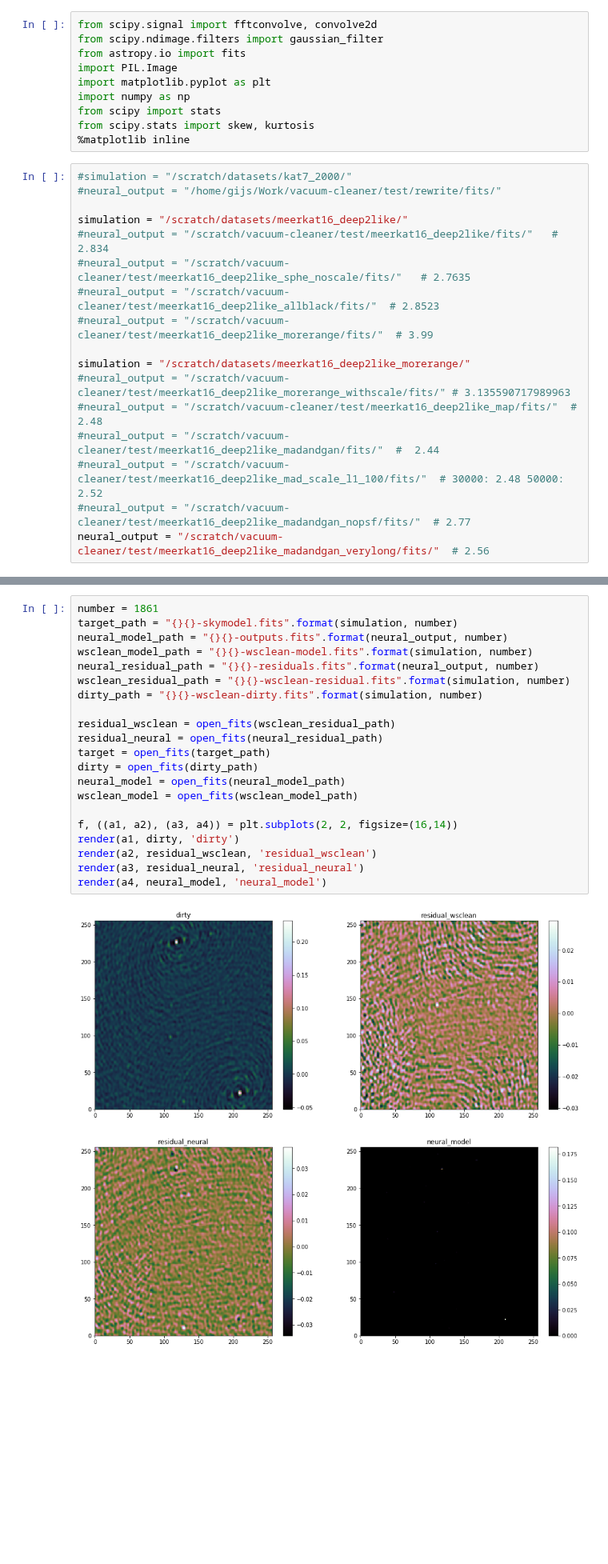
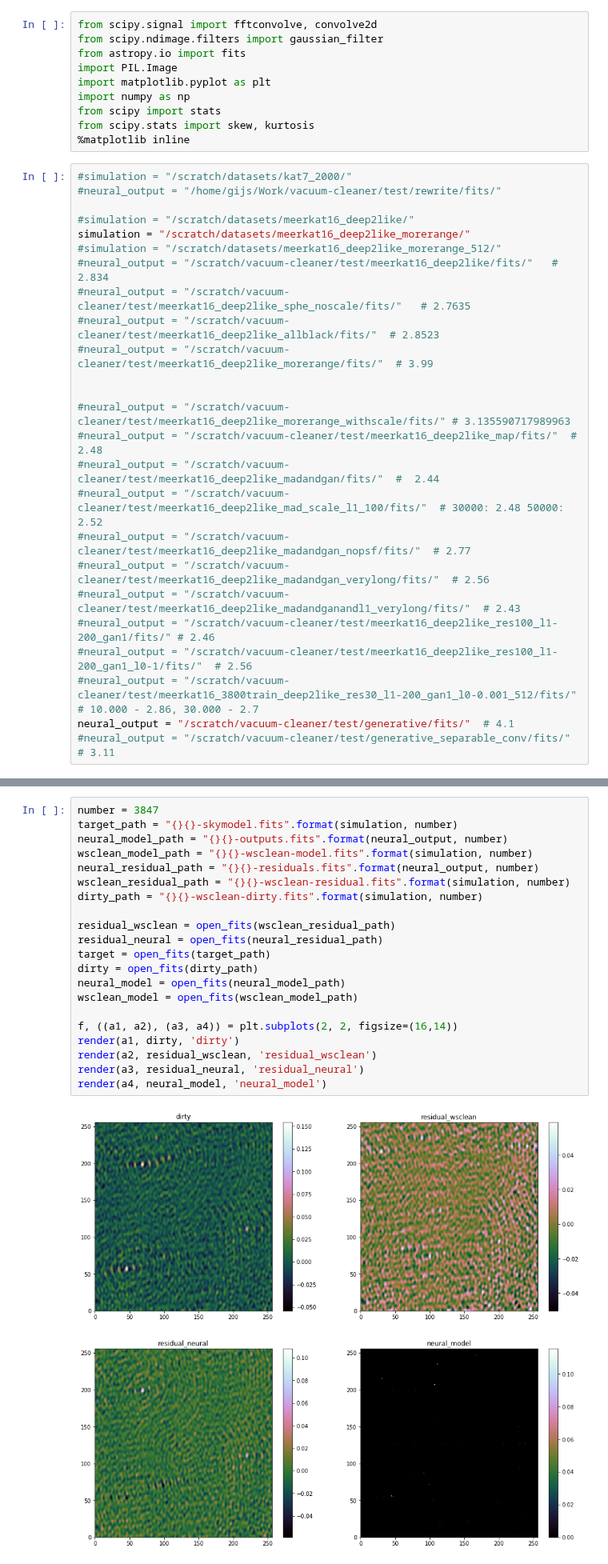
Before and after one commit to gijzelaerr/vacuum-cleaner, a Jupyter notebook: notebooks/compare_chi2.ipynb, the cells around one changed output, grey strips where cells are left out. Shown at 80% size. Cells and saved outputs as stored; diff of their text form; blank space fills up the shorter version.

```diff
--- a/notebooks/compare_chi2.ipynb
+++ b/notebooks/compare_chi2.ipynb
@@ -12,19 +12,27 @@ from scipy.stats import skew, kurtosis
 #simulation = "/scratch/datasets/kat7_2000/"
 #neural_output = "/home/gijs/Work/vacuum-cleaner/test/rewrite/fits/"
 
-simulation = "/scratch/datasets/meerkat16_deep2like/"
+#simulation = "/scratch/datasets/meerkat16_deep2like/"
+simulation = "/scratch/datasets/meerkat16_deep2like_morerange/"
+#simulation = "/scratch/datasets/meerkat16_deep2like_morerange_512/"
 #neural_output = "/scratch/vacuum-cleaner/test/meerkat16_deep2like/fits/"   #  2.834
 #neural_output = "/scratch/vacuum-cleaner/test/meerkat16_deep2like_sphe_noscale/fits/"   # 2.7635
 #neural_output = "/scratch/vacuum-cleaner/test/meerkat16_deep2like_allblack/fits/"  # 2.8523
 #neural_output = "/scratch/vacuum-cleaner/test/meerkat16_deep2like_morerange/fits/"  # 3.99
 
-simulation = "/scratch/datasets/meerkat16_deep2like_morerange/"
+
 #neural_output = "/scratch/vacuum-cleaner/test/meerkat16_deep2like_morerange_withscale/fits/" # 3.135590717989963
 #neural_output = "/scratch/vacuum-cleaner/test/meerkat16_deep2like_map/fits/"  # 2.48
 #neural_output = "/scratch/vacuum-cleaner/test/meerkat16_deep2like_madandgan/fits/"  #  2.44
 #neural_output = "/scratch/vacuum-cleaner/test/meerkat16_deep2like_mad_scale_l1_100/fits/"  # 30000: 2.48 50000: 2.52
 #neural_output = "/scratch/vacuum-cleaner/test/meerkat16_deep2like_madandgan_nopsf/fits/"  # 2.77
-neural_output = "/scratch/vacuum-cleaner/test/meerkat16_deep2like_madandgan_verylong/fits/"  # 2.56
+#neural_output = "/scratch/vacuum-cleaner/test/meerkat16_deep2like_madandgan_verylong/fits/"  # 2.56
+#neural_output = "/scratch/vacuum-cleaner/test/meerkat16_deep2like_madandganandl1_verylong/fits/"  # 2.43
+#neural_output = "/scratch/vacuum-cleaner/test/meerkat16_deep2like_res100_l1-200_gan1/fits/" # 2.46
+#neural_output = "/scratch/vacuum-cleaner/test/meerkat16_deep2like_res100_l1-200_gan1_l0-1/fits/"  # 2.56
+#neural_output = "/scratch/vacuum-cleaner/test/meerkat16_3800train_deep2like_res30_l1-200_gan1_l0-0.001_512/fits/"  # 10.000 - 2.86, 30.000 - 2.7
+neural_output = "/scratch/vacuum-cleaner/test/generative/fits/"  # 4.1
+#neural_output = "/scratch/vacuum-cleaner/test/generative_separable_conv/fits/"  # 3.11
 # %%
 def render(a, imgdata, title):
     i = a.pcolor(imgdata, cmap='cubehelix')
@@ -76,25 +107,25 @@ for number in range(start, end):
     mad_neural.append(np.mean(np.abs(residual_neural - np.mean(residual_neural))))
     mad_wsclean.append(np.mean(np.abs(residual_wsclean - np.mean(residual_wsclean))))
 # %%
-number = 1861
+number = 3847
 target_path = "{}{}-skymodel.fits".format(simulation, number)
 neural_model_path = "{}{}-outputs.fits".format(neural_output, number)
 wsclean_model_path = "{}{}-wsclean-model.fits".format(simulation, number)
 neural_residual_path = "{}{}-residuals.fits".format(neural_output, number)
 wsclean_residual_path = "{}{}-wsclean-residual.fits".format(simulation, number)
 dirty_path = "{}{}-wsclean-dirty.fits".format(simulation, number)
 
 residual_wsclean = open_fits(wsclean_residual_path)
 residual_neural = open_fits(neural_residual_path)
 target = open_fits(target_path)
 dirty = open_fits(dirty_path)
 neural_model = open_fits(neural_model_path)
 wsclean_model = open_fits(wsclean_model_path)
 
 f, ((a1, a2), (a3, a4)) = plt.subplots(2, 2, figsize=(16,14))
 render(a1, dirty, 'dirty')
 render(a2, residual_wsclean, 'residual_wsclean')
 render(a3, residual_neural, 'residual_neural')
 render(a4, neural_model, 'neural_model')
 # %% [output]
-[figure, old version]
+[figure, new version]
```
Also changed, not shown: parts of 14 cells of this notebook, 2 other files.
